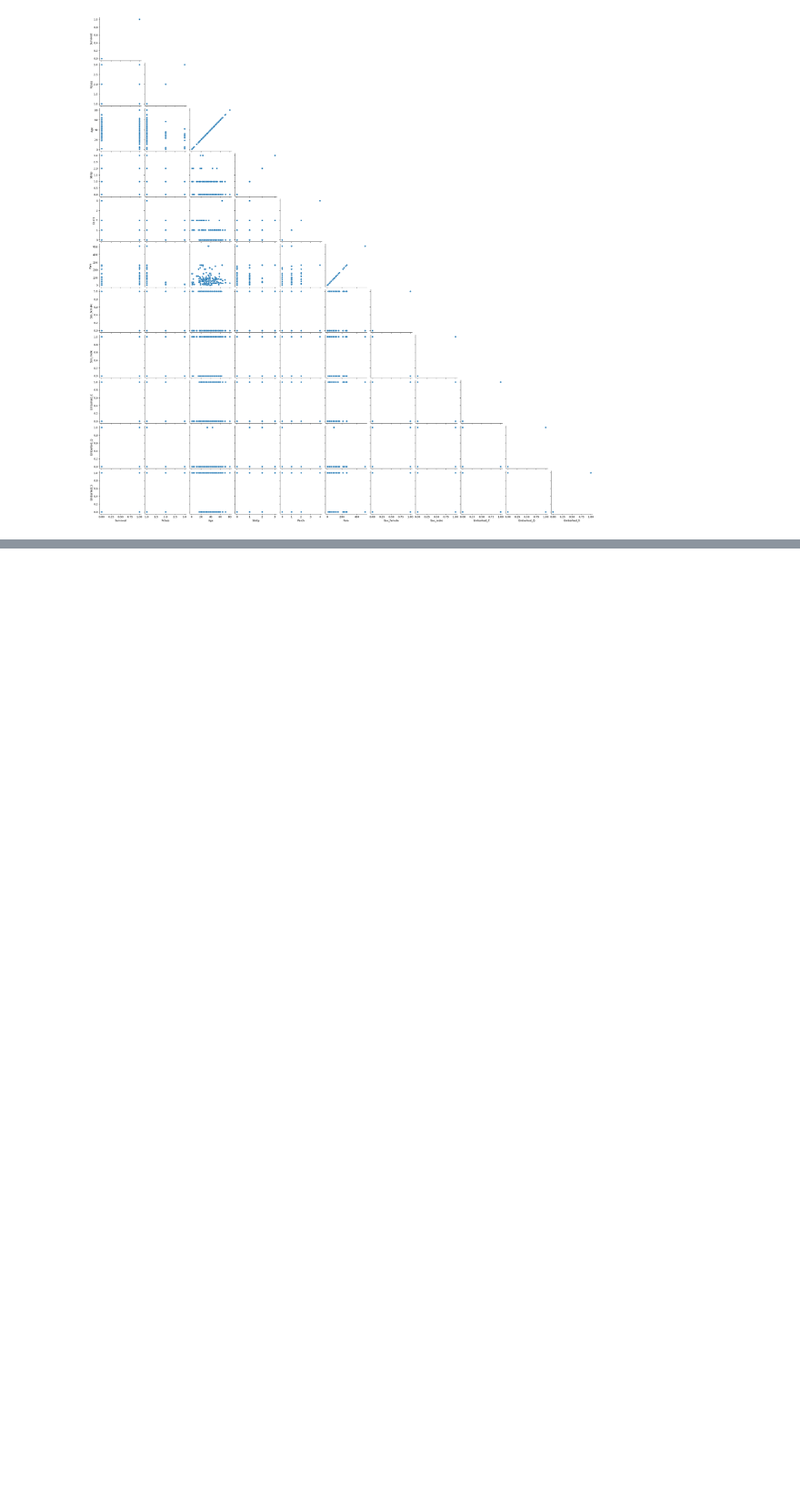
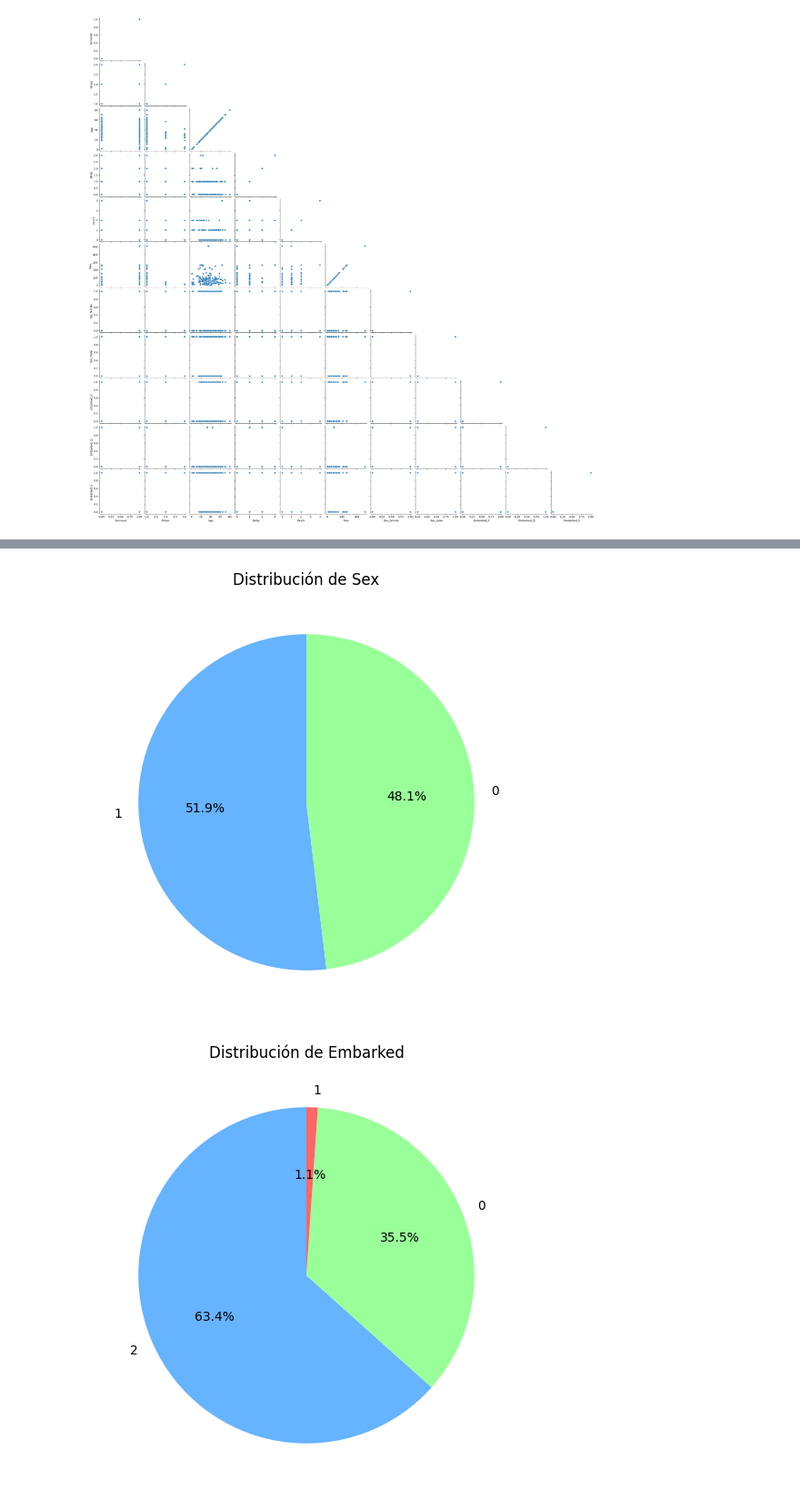
Before and after one commit to paalcald/aiiot, a Jupyter notebook: practicas/p1/parteA.ipynb, the cells around one changed output, grey strips where cells are left out. Shown: that part at 91% size. Drawn from its saved outputs; the diff is of its cells as text; code cells hidden in the pictures; blank space fills up the shorter version.

Commit message:
Ultimos resultados para llos gráficos de tarta y la normalización de los datos por min max

```diff
--- a/practicas/p1/parteA.ipynb
+++ b/practicas/p1/parteA.ipynb
@@ -133,0 +151,16 @@ max    512.329200    2.000000
+# %%
+
+def grafico_tarta(categorico):
+    count = df[categorico].value_counts()
+
+    plt.figure(figsize=(6, 6))
+    count.plot(kind='pie', autopct='%1.1f%%', startangle=90, labels=count.index, colors=['#66b3ff','#99ff99','#ff6666'])
+    plt.title('Distribución de ' + categorico)
+    plt.ylabel('')  # Eliminar la etiqueta de Y
+    plt.show()
+# %%
+grafico_tarta('Sex')
+grafico_tarta('Embarked')
+# %% [output]
+[figure, added]
+[figure, added]
```
Also changed, not shown: parts of 5 cells of this notebook.
